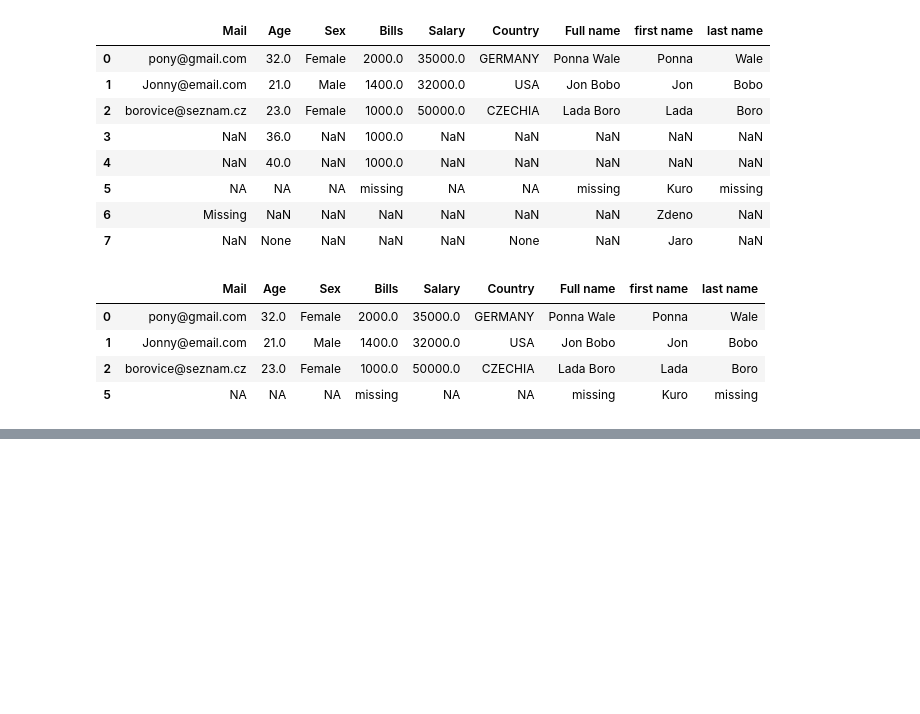
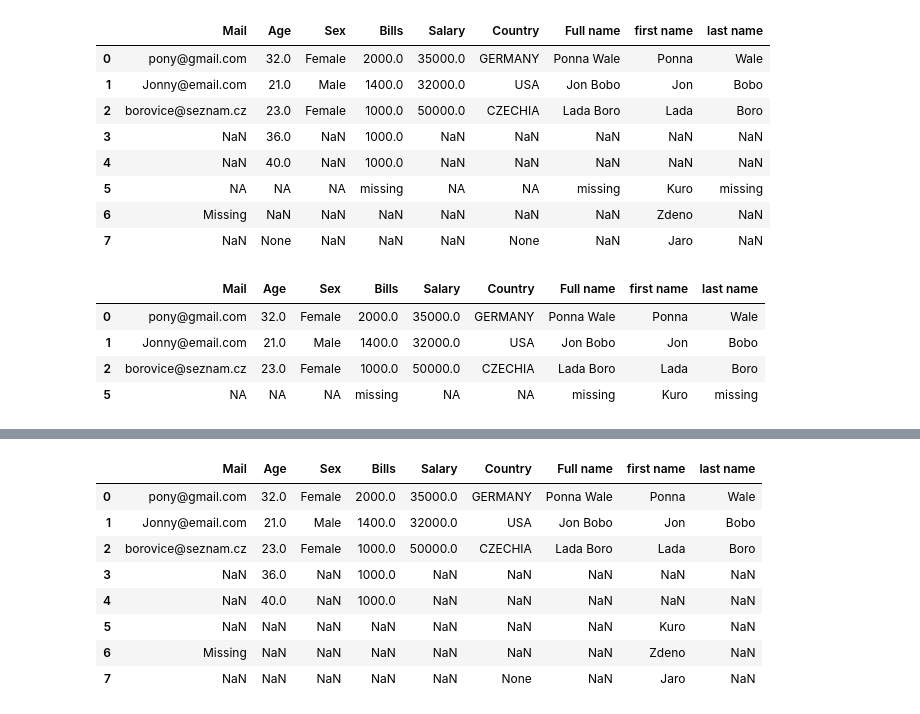
Before and after one commit to Ismaril/training, a Jupyter notebook: Machine learning Deep learning/syntax/s_pandas.ipynb, the cells around one changed output, grey strips where cells are left out. Cells and saved outputs as stored; diff of their text form; code cells hidden in the pictures; blank space fills up the shorter version.

```diff
--- a/Machine learning Deep learning/syntax/s_pandas.ipynb
+++ b/Machine learning Deep learning/syntax/s_pandas.ipynb
@@ -959,0 +980,16 @@ df.dropna()
+# %%
+# replace values "NA", "missing" with np.nan
+# df.replace applies on every value of the dataset
+df.replace("NA", np.nan, inplace=True)
+df.replace("missing", np.nan, inplace=True)
+df
+# %% [output]
+|  | Mail | Age | Sex | Bills | Salary | Country | Full name | first name | last name |
+| 0 | pony@gmail.com | 32.0 | Female | 2000.0 | 35000.0 | GERMANY | Ponna Wale | Ponna | Wale |
+| 1 | Jonny@email.com | 21.0 | Male | 1400.0 | 32000.0 | USA | Jon Bobo | Jon | Bobo |
+| 2 | borovice@seznam.cz | 23.0 | Female | 1000.0 | 50000.0 | CZECHIA | Lada Boro | Lada | Boro |
+| 3 | NaN | 36.0 | NaN | 1000.0 | NaN | NaN | NaN | NaN | NaN |
+| 4 | NaN | 40.0 | NaN | 1000.0 | NaN | NaN | NaN | NaN | NaN |
+| 5 | NaN | NaN | NaN | NaN | NaN | NaN | NaN | Kuro | NaN |
+| 6 | Missing | NaN | NaN | NaN | NaN | NaN | NaN | Zdeno | NaN |
+| 7 | NaN | NaN | NaN | NaN | NaN | None | NaN | Jaro | NaN |
```
Also changed, not shown: parts of 31 cells of this notebook, 1 other file.
